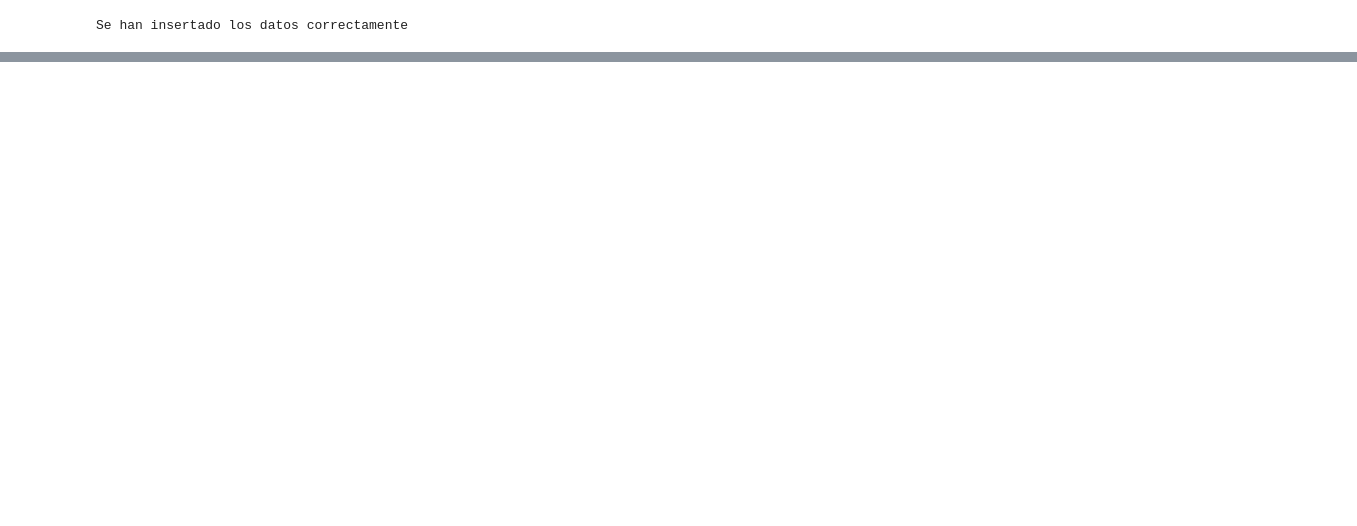
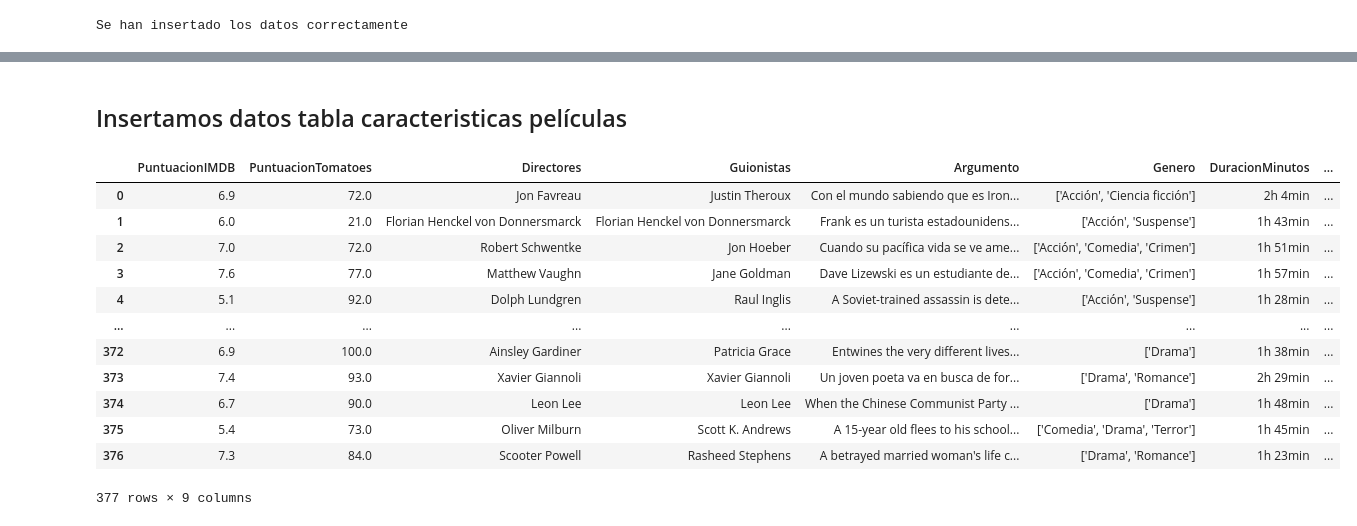
Before and after one commit to laural87/proyecto-da-promo-i-modulo-2-team-1, a Jupyter notebook: Insercion_SQL_fase6.ipynb, the cells around one changed output, grey strips where cells are left out. Saved outputs shown, nothing was run; the diff lists cells and outputs as text; code cells hidden in the pictures; blank space fills up the shorter version.

```diff
--- a/Insercion_SQL_fase6.ipynb
+++ b/Insercion_SQL_fase6.ipynb
@@ -112,0 +137,47 @@ cnx.close()
+# %% [markdown]
+## Insertamos datos tabla caracteristicas películas
+# %%
+#leemos el csv
+
+df_caracteristicas_peliculas = pd.read_csv("archivo_final_actualizado.csv")  #cambiar el nombre del archivo
+
+#Hacemos una lista con el nombre de las columnas actuales del data frame
+columnas_actuales = df_caracteristicas_peliculas.columns.tolist()
+
+#Definimos el nombre de las columnas
+nuevos_nombres = ['PuntuacionIMDB', 'PuntuacionTomatoes', 'Directores', 'Guionistas', 'Argumento', 'Genero', 'DuracionMinutos', 'Nombre', 'idPelicula']
+
+#Cambiamos el nombre de las columnas por la lista que hemos creado
+df_caracteristicas_peliculas.columns = nuevos_nombres
+
+#Eliminamos duplicados
+df_caracteristicas_peliculas = df_caracteristicas_peliculas.drop_duplicates()
+
+# cambiamos en el dataframe la , por . lo convertimos en float y quitomos los errorer Nan
+
+df_caracteristicas_peliculas['PuntuacionIMDB'] = df_caracteristicas_peliculas['PuntuacionIMDB'].str.replace(',', '.')
+df_caracteristicas_peliculas['PuntuacionIMDB'] = df_caracteristicas_peliculas['PuntuacionIMDB'].fillna('Null').astype(float)
+df_caracteristicas_peliculas['PuntuacionTomatoes'] = df_caracteristicas_peliculas['PuntuacionTomatoes'].fillna('Null').astype(float)
+df_caracteristicas_peliculas['Directores'] = df_caracteristicas_peliculas['Directores'].fillna('Null')
+df_caracteristicas_peliculas['Guionistas'] = df_caracteristicas_peliculas['Guionistas'].fillna('Null')
+df_caracteristicas_peliculas['Argumento'] = df_caracteristicas_peliculas['Argumento'].fillna('Null')
+df_caracteristicas_peliculas['Genero'] = df_caracteristicas_peliculas['Genero'].fillna('Null')
+df_caracteristicas_peliculas['DuracionMinutos'] = df_caracteristicas_peliculas['DuracionMinutos'].fillna('Null')
+df_caracteristicas_peliculas['Nombre'] = df_caracteristicas_peliculas['Nombre'].fillna('Null')
+# %%
+
+df_caracteristicas_peliculas
+# %% [output]
+|  | PuntuacionIMDB | PuntuacionTomatoes | Directores | Guionistas | Argumento | Genero | DuracionMinutos | ... |
+| 0 | 6.9 | 72.0 | Jon Favreau | Justin Theroux | Con el mundo sabiendo que es Iron... | ['Acción', 'Ciencia ficción'] | 2h 4min | ... |
+| 1 | 6.0 | 21.0 | Florian Henckel von Donnersmarck | Florian Henckel von Donnersmarck | Frank es un turista estadounidens... | ['Acción', 'Suspense'] | 1h 43min | ... |
+| 2 | 7.0 | 72.0 | Robert Schwentke | Jon Hoeber | Cuando su pacífica vida se ve ame... | ['Acción', 'Comedia', 'Crimen'] | 1h 51min | ... |
+| 3 | 7.6 | 77.0 | Matthew Vaughn | Jane Goldman | Dave Lizewski es un estudiante de... | ['Acción', 'Comedia', 'Crimen'] | 1h 57min | ... |
+| 4 | 5.1 | 92.0 | Dolph Lundgren | Raul Inglis | A Soviet-trained assassin is dete... | ['Acción', 'Suspense'] | 1h 28min | ... |
+| ... | ... | ... | ... | ... | ... | ... | ... | ... |
+| 372 | 6.9 | 100.0 | Ainsley Gardiner | Patricia Grace | Entwines the very different lives... | ['Drama'] | 1h 38min | ... |
+| 373 | 7.4 | 93.0 | Xavier Giannoli | Xavier Giannoli | Un joven poeta va en busca de for... | ['Drama', 'Romance'] | 2h 29min | ... |
+| 374 | 6.7 | 90.0 | Leon Lee | Leon Lee | When the Chinese Communist Party ... | ['Drama'] | 1h 48min | ... |
+| 375 | 5.4 | 73.0 | Oliver Milburn | Scott K. Andrews | A 15-year old flees to his school... | ['Comedia', 'Drama', 'Terror'] | 1h 45min | ... |
+| 376 | 7.3 | 84.0 | Scooter Powell | Rasheed Stephens | A betrayed married woman's life c... | ['Drama', 'Romance'] | 1h 23min | ... |
+377 rows × 9 columns
```
Also changed, not shown: parts of 19 cells of this notebook, 2 other files.
